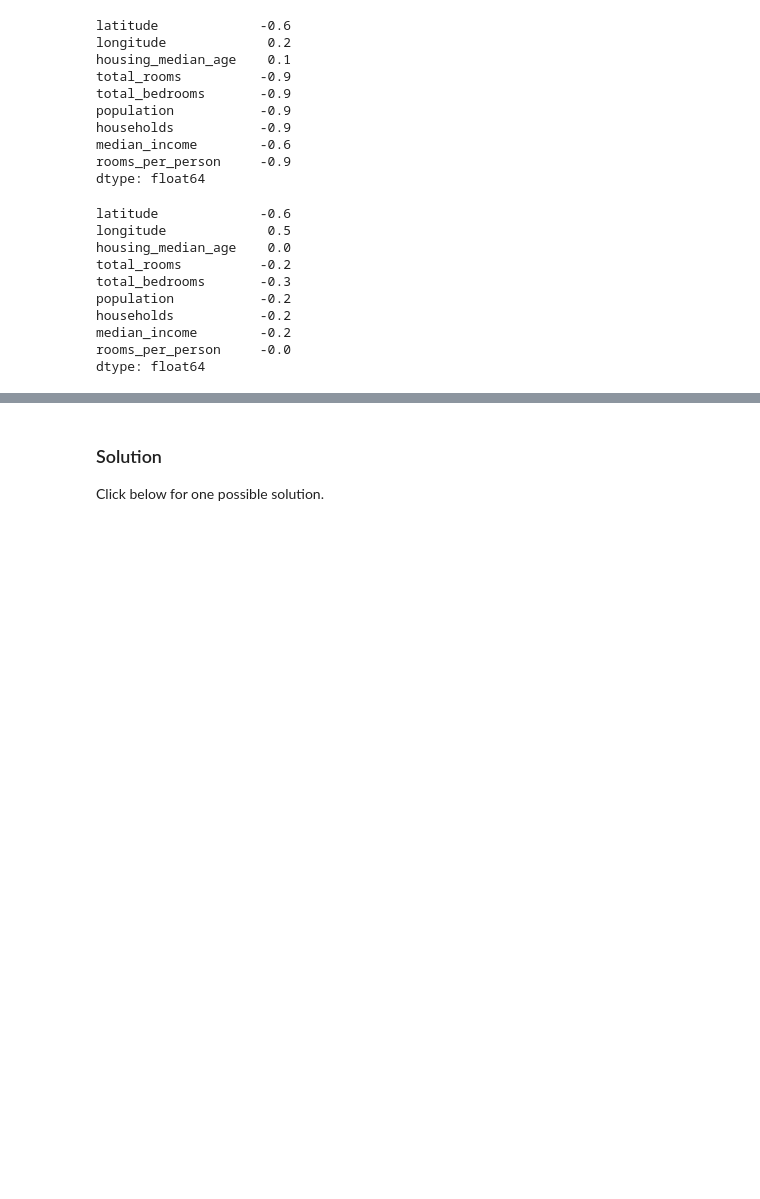
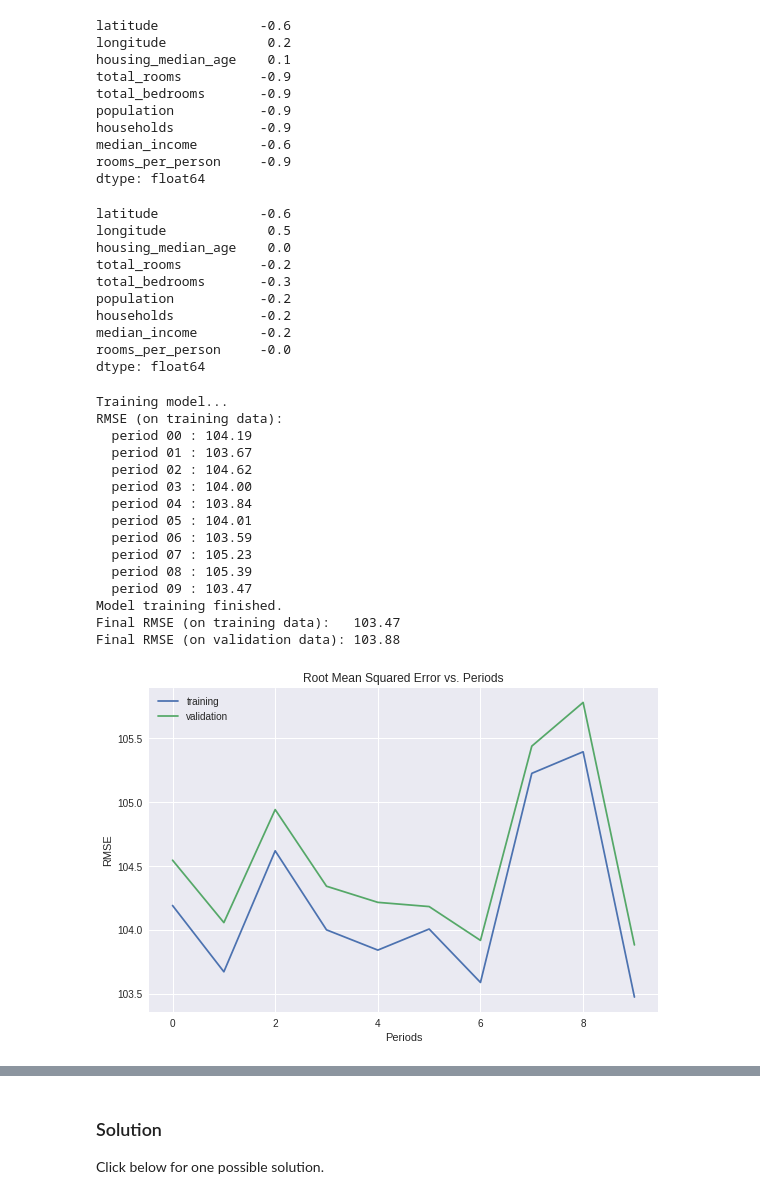
Before and after one commit to tenvol/tsf00, a Jupyter notebook: improving_neural_net_performance.ipynb, the cells around one changed output, grey strips where cells are left out. Saved outputs shown, nothing was run; the diff lists cells and outputs as text; code cells hidden in the pictures; blank space fills up the shorter version.

```diff
--- a/improving_neural_net_performance.ipynb
+++ b/improving_neural_net_performance.ipynb
@@ -874,3 +874,49 @@ households           -0.2
 median_income        -0.2
 rooms_per_person     -0.0
 dtype: float64
+# %%
+def normalize(examples_dataframe):
+  """Returns a version of the input `DataFrame` that has all its features normalized."""
+  #
+  # YOUR CODE HERE: Normalize the inputs.
+  #
+  #pass
+  threshold = 0.0
+  chdf_normalized = pd.DataFrame()
+  for col_name in examples_dataframe:
+    #chdf_normalized[str(col_name)] = log_normalize(examples_dataframe[str(col_name)])
+    #chdf_normalized[str(col_name)] = z_score_normalize(examples_dataframe[str(col_name)])
+    chdf_normalized[str(col_name)] = binary_threshold(examples_dataframe[str(col_name)], threshold)
+  return chdf_normalized
+
+normalized_chdf = normalize_linear_scale(preprocess_features(california_housing_dataframe))
+normalized_dataframe = normalize(normalized_chdf)
+normalized_training_examples = normalized_dataframe.head(12000)
+normalized_validation_examples = normalized_dataframe.tail(5000)
+
+_ = train_nn_regression_model(
+    my_optimizer=tf.train.GradientDescentOptimizer(learning_rate=0.07),
+    steps=5000,
+    batch_size=70,
+    hidden_units=[10, 10],
+    training_examples=normalized_training_examples,
+    training_targets=training_targets,
+    validation_examples=normalized_validation_examples,
+    validation_targets=validation_targets)
+# %% [output]
+Training model...
+RMSE (on training data):
+  period 00 : 104.19
+  period 01 : 103.67
+  period 02 : 104.62
+  period 03 : 104.00
+  period 04 : 103.84
+  period 05 : 104.01
+  period 06 : 103.59
+  period 07 : 105.23
+  period 08 : 105.39
+  period 09 : 103.47
+Model training finished.
+Final RMSE (on training data):   103.47
+Final RMSE (on validation data): 103.88
+[figure, added]
```
Also changed, not shown: parts of 29 cells of this notebook.
